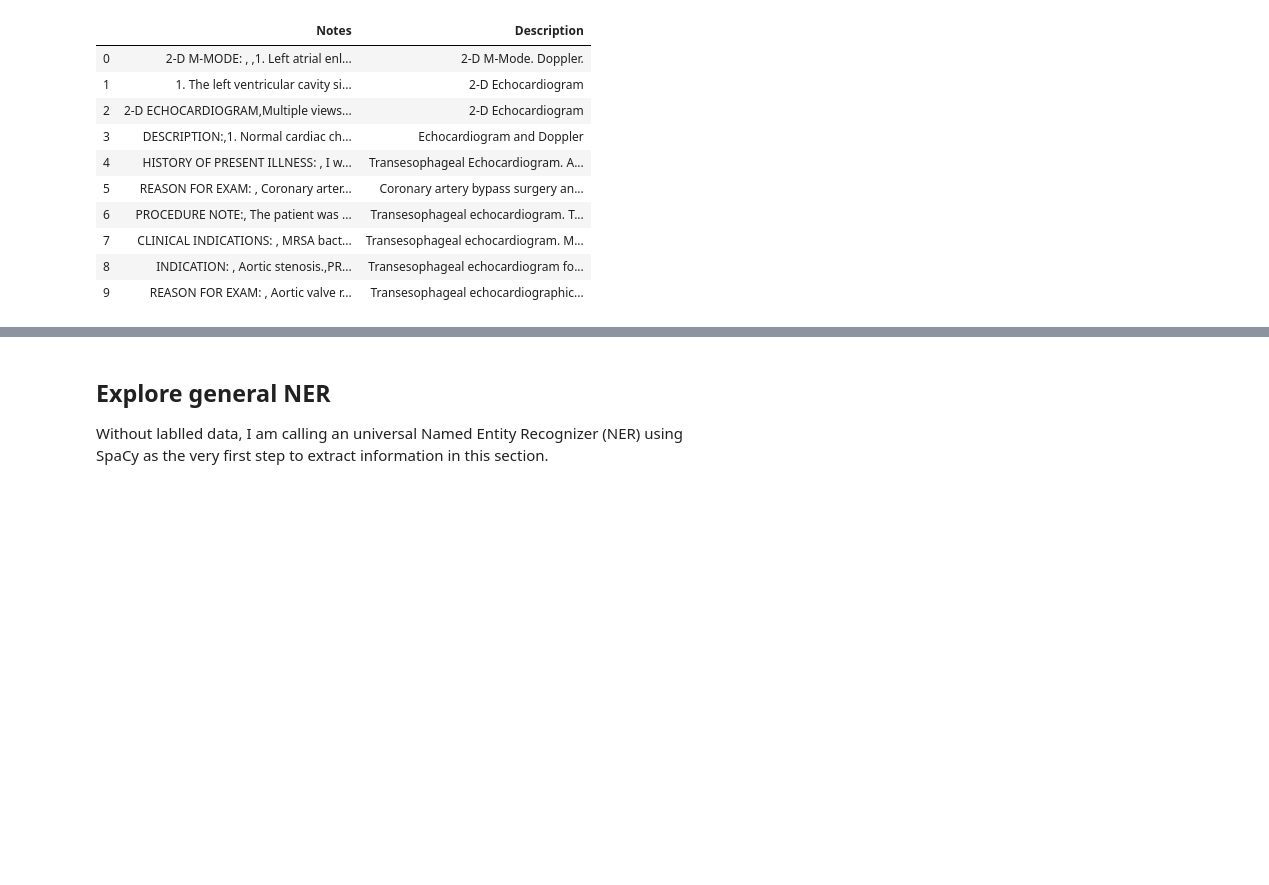
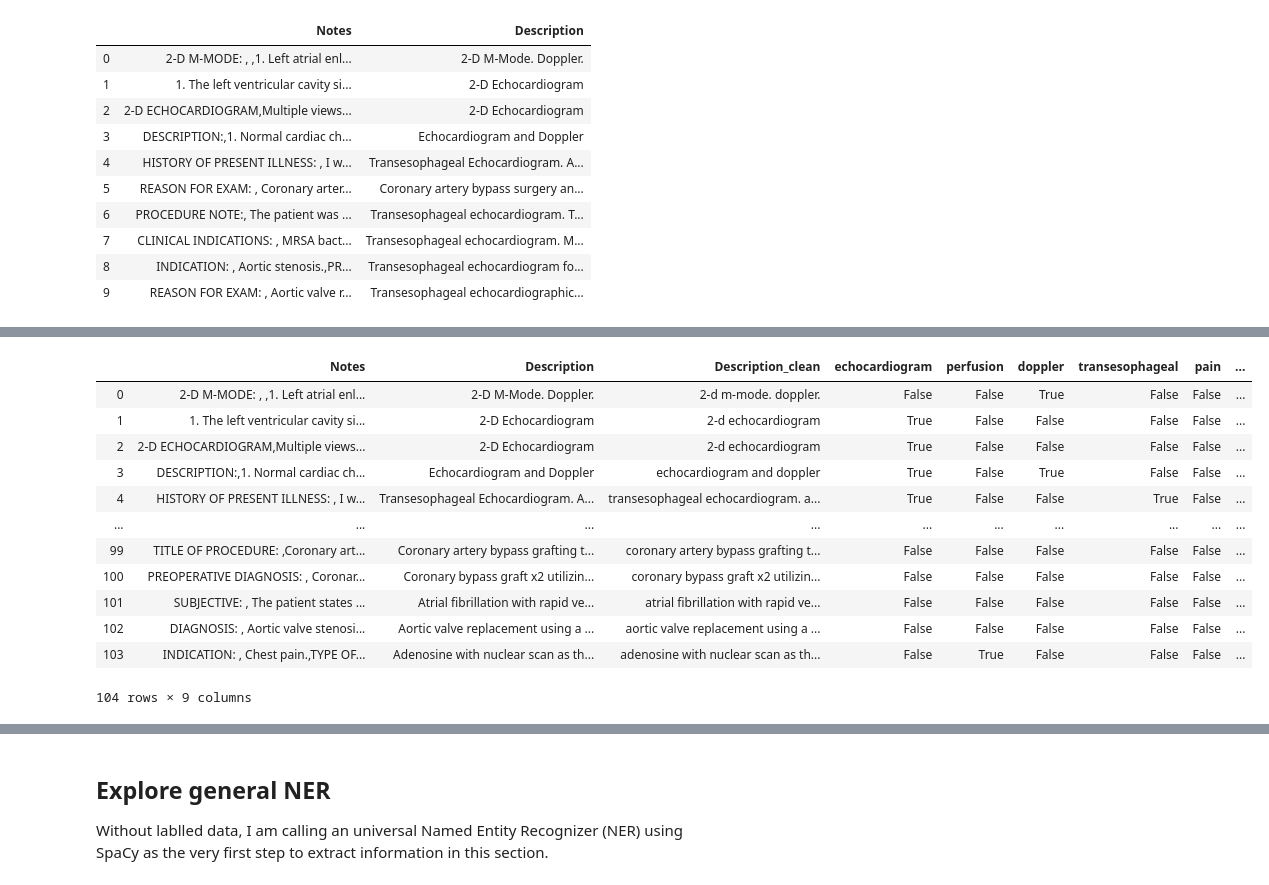
Before and after one commit to yanghands/holmusk_assessment, a Jupyter notebook: ehr_YH.ipynb, the cells around one changed output, grey strips where cells are left out. Saved outputs shown, nothing was run; the diff lists cells and outputs as text; code cells hidden in the pictures; blank space fills up the shorter version.

```diff
--- a/ehr_YH.ipynb
+++ b/ehr_YH.ipynb
@@ -23,0 +79,16 @@ descriptions = df.Description.tolist()
+# %%
+df
+# %% [output]
+|  | Notes | Description | Description_clean | echocardiogram | perfusion | doppler | transesophageal | pain | ... |
+| 0 | 2-D M-MODE: , ,1. Left atrial enl... | 2-D M-Mode. Doppler. | 2-d m-mode. doppler. | False | False | True | False | False | ... |
+| 1 | 1. The left ventricular cavity si... | 2-D Echocardiogram | 2-d echocardiogram | True | False | False | False | False | ... |
+| 2 | 2-D ECHOCARDIOGRAM,Multiple views... | 2-D Echocardiogram | 2-d echocardiogram | True | False | False | False | False | ... |
+| 3 | DESCRIPTION:,1. Normal cardiac ch... | Echocardiogram and Doppler | echocardiogram and doppler | True | False | True | False | False | ... |
+| 4 | HISTORY OF PRESENT ILLNESS: , I w... | Transesophageal Echocardiogram. A... | transesophageal echocardiogram. a... | True | False | False | True | False | ... |
+| ... | ... | ... | ... | ... | ... | ... | ... | ... | ... |
+| 99 | TITLE OF PROCEDURE: ,Coronary art... | Coronary artery bypass grafting t... | coronary artery bypass grafting t... | False | False | False | False | False | ... |
+| 100 | PREOPERATIVE DIAGNOSIS: , Coronar... | Coronary bypass graft x2 utilizin... | coronary bypass graft x2 utilizin... | False | False | False | False | False | ... |
+| 101 | SUBJECTIVE: , The patient states ... | Atrial fibrillation with rapid ve... | atrial fibrillation with rapid ve... | False | False | False | False | False | ... |
+| 102 | DIAGNOSIS: , Aortic valve stenosi... | Aortic valve replacement using a ... | aortic valve replacement using a ... | False | False | False | False | False | ... |
+| 103 | INDICATION: , Chest pain.,TYPE OF... | Adenosine with nuclear scan as th... | adenosine with nuclear scan as th... | False | True | False | False | False | ... |
+104 rows × 9 columns
```
Also changed, not shown: parts of 13 cells of this notebook.
